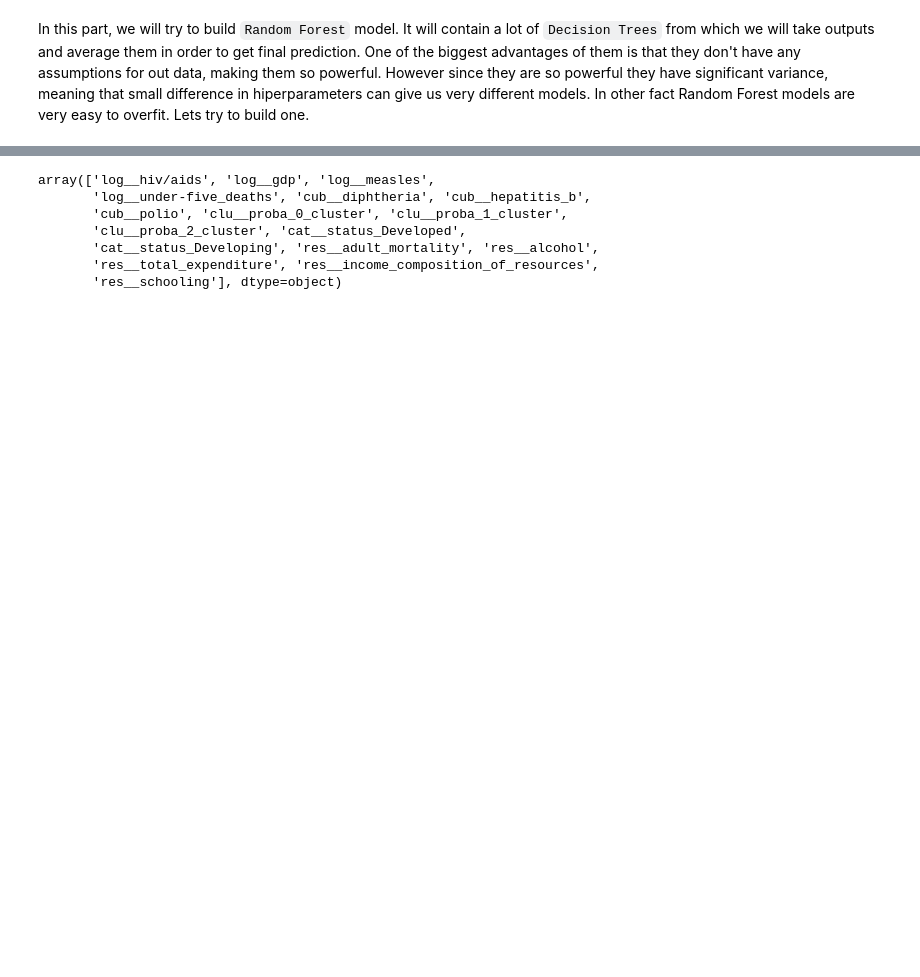
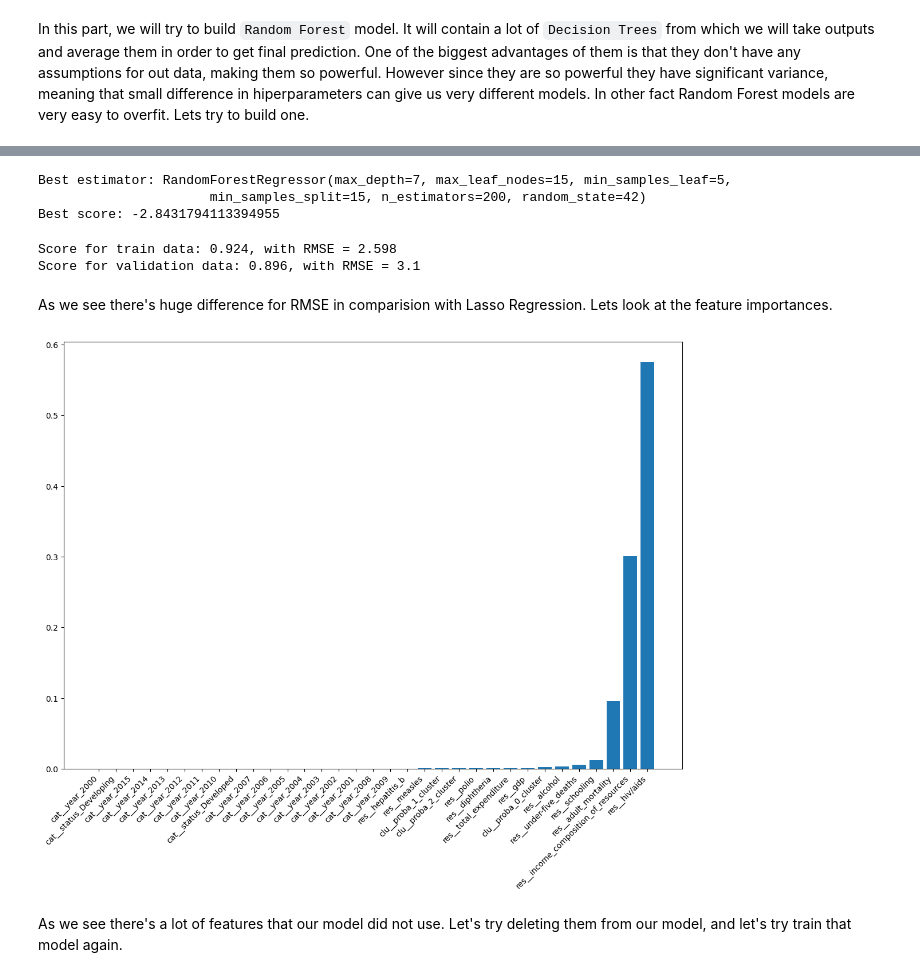
Before and after one commit to Grzegosh/Portfolio, a Jupyter notebook: Life_Expectancy_Regression/Life_Expectancy_Modeling.ipynb, the cells around one changed output, grey strips where cells are left out. Saved outputs shown, nothing was run; the diff lists cells and outputs as text; code cells hidden in the pictures; blank space fills up the shorter version.

```diff
--- a/Life_Expectancy_Regression/Life_Expectancy_Modeling.ipynb
+++ b/Life_Expectancy_Regression/Life_Expectancy_Modeling.ipynb
@@ -1037,10 +989,64 @@ Feature names unseen at fit time:
-# %%
-LOW_WEIGHTS_ATTRIBS_RANDOM_FOREST
-# %% [output]
-array(['log__hiv/aids', 'log__gdp', 'log__measles',
-       'log__under-five_deaths', 'cub__diphtheria', 'cub__hepatitis_b',
-       'cub__polio', 'clu__proba_0_cluster', 'clu__proba_1_cluster',
-       'clu__proba_2_cluster', 'cat__status_Developed',
-       'cat__status_Developing', 'res__adult_mortality', 'res__alcohol',
-       'res__total_expenditure', 'res__income_composition_of_resources',
-       'res__schooling'], dtype=object)
+# %%
+from sklearn.ensemble import RandomForestRegressor
+
+params = {
+    'n_estimators':[150,200],
+    'max_leaf_nodes':[10,15],
+    'min_samples_split':[10,15],
+    'min_samples_leaf':[5,10,15],
+    'max_depth':[5,6,7]
+}
+
+model = RandomForestRegressor(random_state=42)
+
+grid_search = GridSearchCV(
+    model,
+    params,
+    scoring="neg_root_mean_squared_error",
+    cv=3,
+    n_jobs=-1
+)
+
+grid_search.fit(X_train_tree, y_train_tree)
+print(f"Best estimator: {grid_search.best_estimator_}")
+print(f"Best score: {-grid_search.best_score_}")
+# %% [output]
+Best estimator: RandomForestRegressor(max_depth=7, max_leaf_nodes=15, min_samples_leaf=5,
+                      min_samples_split=15, n_estimators=200, random_state=42)
+Best score: -2.8431794113394955
+# %%
+best_random_forest = grid_search.best_estimator_
+
+preds_train = best_random_forest.predict(X_train_tree)
+preds_val = best_random_forest.predict(X_val_tree)
+score_train = best_random_forest.score(X_train_tree, y_train_tree)
+score_val = best_random_forest.score(X_val_tree, y_val_tree)
+train_rmse = root_mean_squared_error(y_train_tree, preds_train)
+val_rmse = root_mean_squared_error(y_val_tree, preds_val)
+
+print(f"Score for train data: {np.round(score_train,3)}, with RMSE = {train_rmse.round(3)}")
+print(f"Score for validation data: {np.round(score_val,3)}, with RMSE = {val_rmse.round(3)}")
+# %% [output]
+Score for train data: 0.924, with RMSE = 2.598
+Score for validation data: 0.896, with RMSE = 3.1
+# %% [markdown]
+As we see there's huge difference for RMSE in comparision with Lasso Regression. Lets look at the feature importances.
+# %%
+importances = best_random_forest.feature_importances_
+features = best_random_forest.feature_names_in_
+sorted_indices = np.argsort(importances)
+sorted_features = features[sorted_indices]
+sorted_importances = importances[sorted_indices]
+
+plt.figure(figsize=(12,8))
+
+plt.bar(
+    sorted_features,
+    sorted_importances
+);
+plt.tight_layout()
+plt.xticks(rotation=45, ha="right");
+# %% [output]
+[figure, added]
+# %% [markdown]
+As we see there's a lot of features that our model did not use. Let's try deleting them from our model, and let's try train that model again.
```
Also changed, not shown: parts of 48 cells of this notebook.
